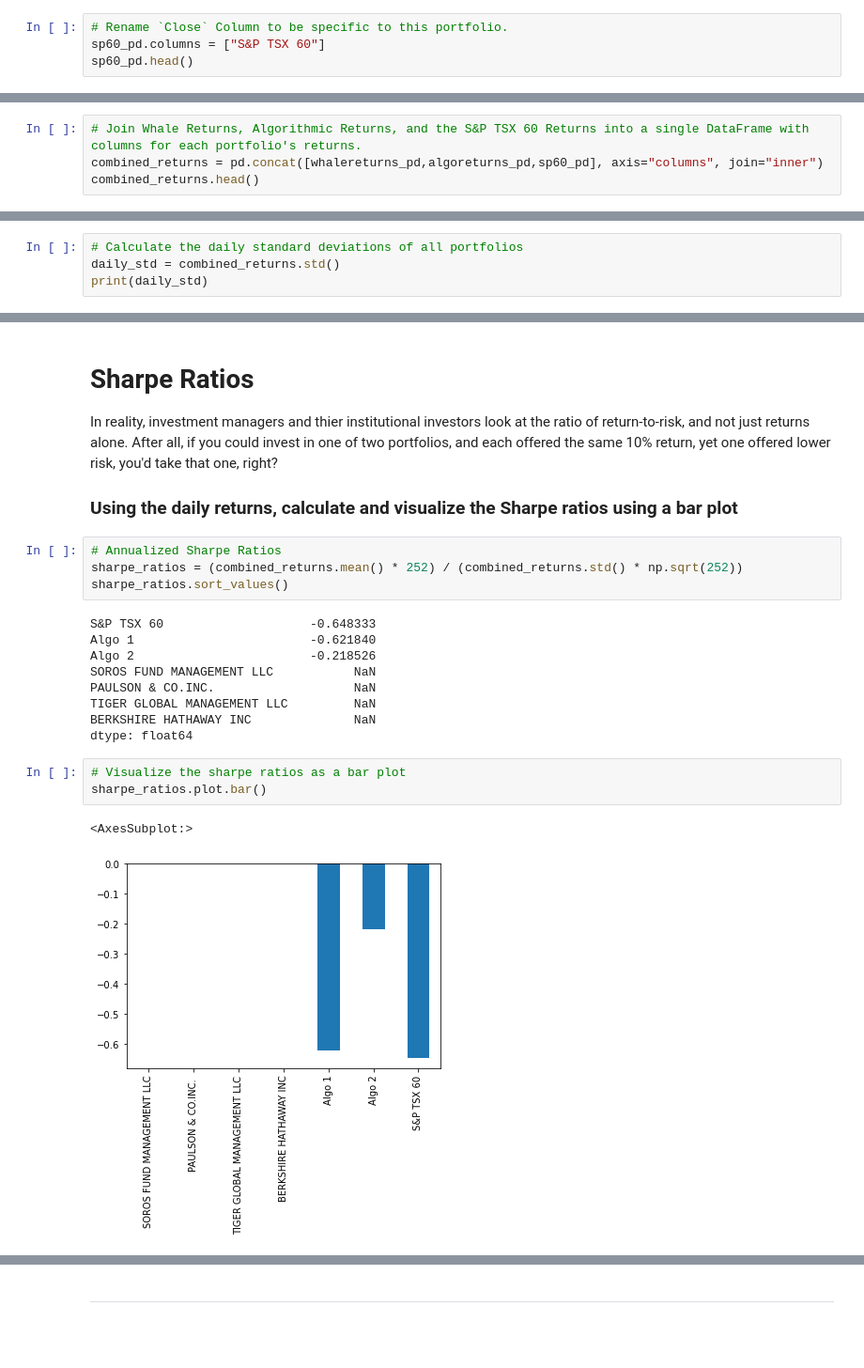
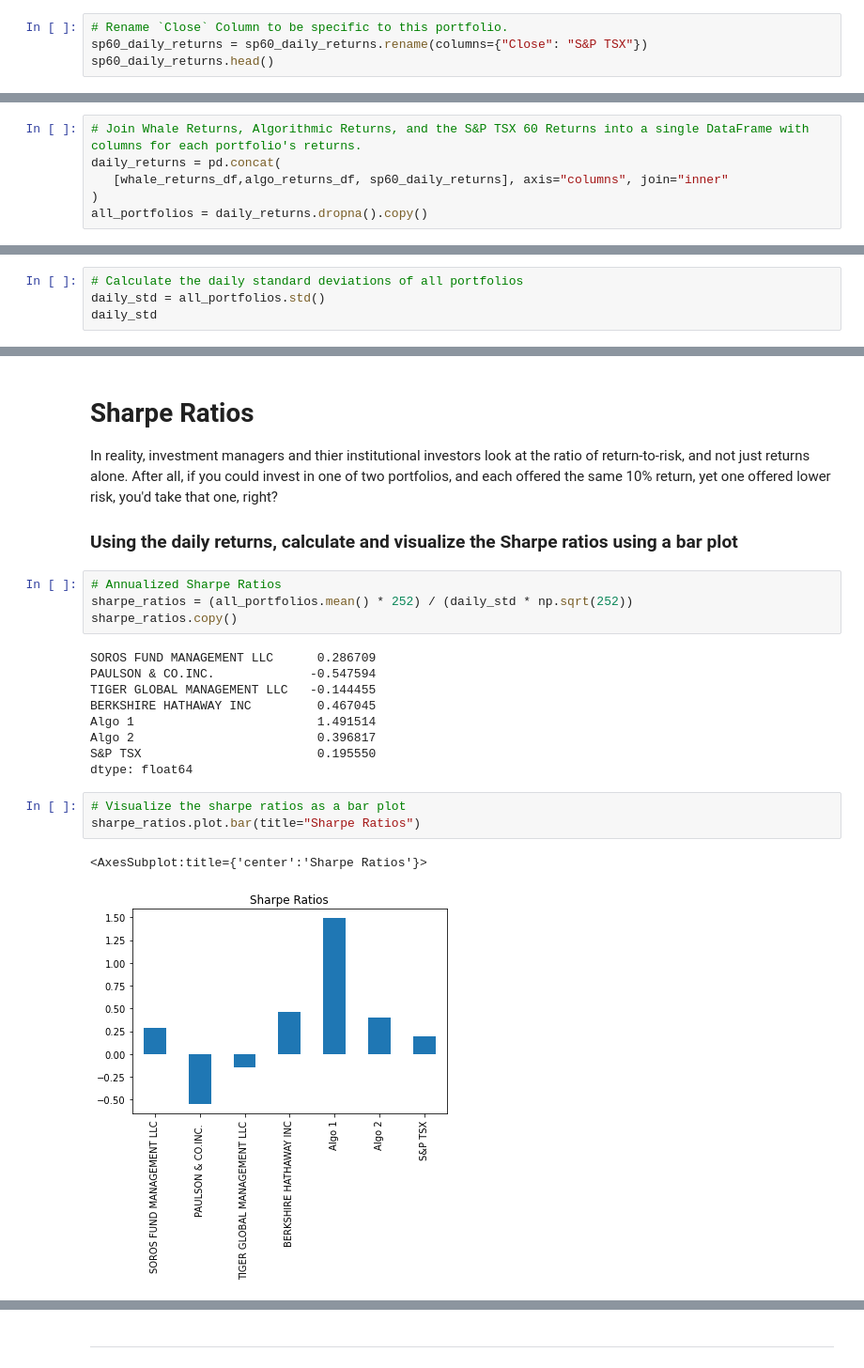
Before and after one commit to sargun-singh/A-Whale-off-the-Port-folio-, a Jupyter notebook: whale_analysis.ipynb, the cells around one changed output, grey strips where cells are left out. Shown at 94% size. Cells and saved outputs as stored; diff of their text form; blank space fills up the shorter version.

```diff
--- a/whale_analysis.ipynb
+++ b/whale_analysis.ipynb
@@ -190,6 +162,6 @@ Close    0
 dtype: int64
 # %%
 # Rename `Close` Column to be specific to this portfolio.
-sp60_pd.columns = ["S&P TSX 60"]
-sp60_pd.head()
+sp60_daily_returns = sp60_daily_returns.rename(columns={"Close": "S&P TSX"})
+sp60_daily_returns.head()
 # %% [output]
@@ -204,5 +176,7 @@ sp60_pd.head()
 ## Combine Whale, Algorithmic, and S&P TSX 60 Returns
 # %%
 # Join Whale Returns, Algorithmic Returns, and the S&P TSX 60 Returns into a single DataFrame with columns for each portfolio's returns.
-combined_returns = pd.concat([whalereturns_pd,algoreturns_pd,sp60_pd], axis="columns", join="inner")
-combined_returns.head()
+daily_returns = pd.concat(
+   [whale_returns_df,algo_returns_df, sp60_daily_returns], axis="columns", join="inner"
+)
+all_portfolios = daily_returns.dropna().copy()
@@ -263,8 +231,8 @@ combined_returns.plot.box(figsize=(16,9))
 ### Calculate Standard Deviations
 # %%
 # Calculate the daily standard deviations of all portfolios
-daily_std = combined_returns.std()
-print(daily_std)
+daily_std = all_portfolios.std()
+daily_std
 # %% [output]
 SOROS FUND MANAGEMENT LLC      0.007828
 PAULSON & CO.INC.              0.006982
@@ -380,20 +383,20 @@ In reality, investment managers and thier institutional investors look at the ra
 ### Using the daily returns, calculate and visualize the Sharpe ratios using a bar plot
 # %%
 # Annualized Sharpe Ratios
-sharpe_ratios = (combined_returns.mean() * 252) / (combined_returns.std() * np.sqrt(252))
-sharpe_ratios.sort_values()
+sharpe_ratios = (all_portfolios.mean() * 252) / (daily_std * np.sqrt(252))
+sharpe_ratios.copy()
 # %% [output]
-S&P TSX 60                    -0.648333
-Algo 1                        -0.621840
-Algo 2                        -0.218526
-SOROS FUND MANAGEMENT LLC           NaN
-PAULSON & CO.INC.                   NaN
-TIGER GLOBAL MANAGEMENT LLC         NaN
-BERKSHIRE HATHAWAY INC              NaN
+SOROS FUND MANAGEMENT LLC      0.286709
+PAULSON & CO.INC.             -0.547594
+TIGER GLOBAL MANAGEMENT LLC   -0.144455
+BERKSHIRE HATHAWAY INC         0.467045
+Algo 1                         1.491514
+Algo 2                         0.396817
+S&P TSX                        0.195550
 dtype: float64
 # %%
 # Visualize the sharpe ratios as a bar plot
-sharpe_ratios.plot.bar()
+sharpe_ratios.plot.bar(title="Sharpe Ratios")
 # %% [output]
-<AxesSubplot:>
+<AxesSubplot:title={'center':'Sharpe Ratios'}>
-[figure, old version]
+[figure, new version]
```
Also changed, not shown: parts of 47 cells of this notebook.
